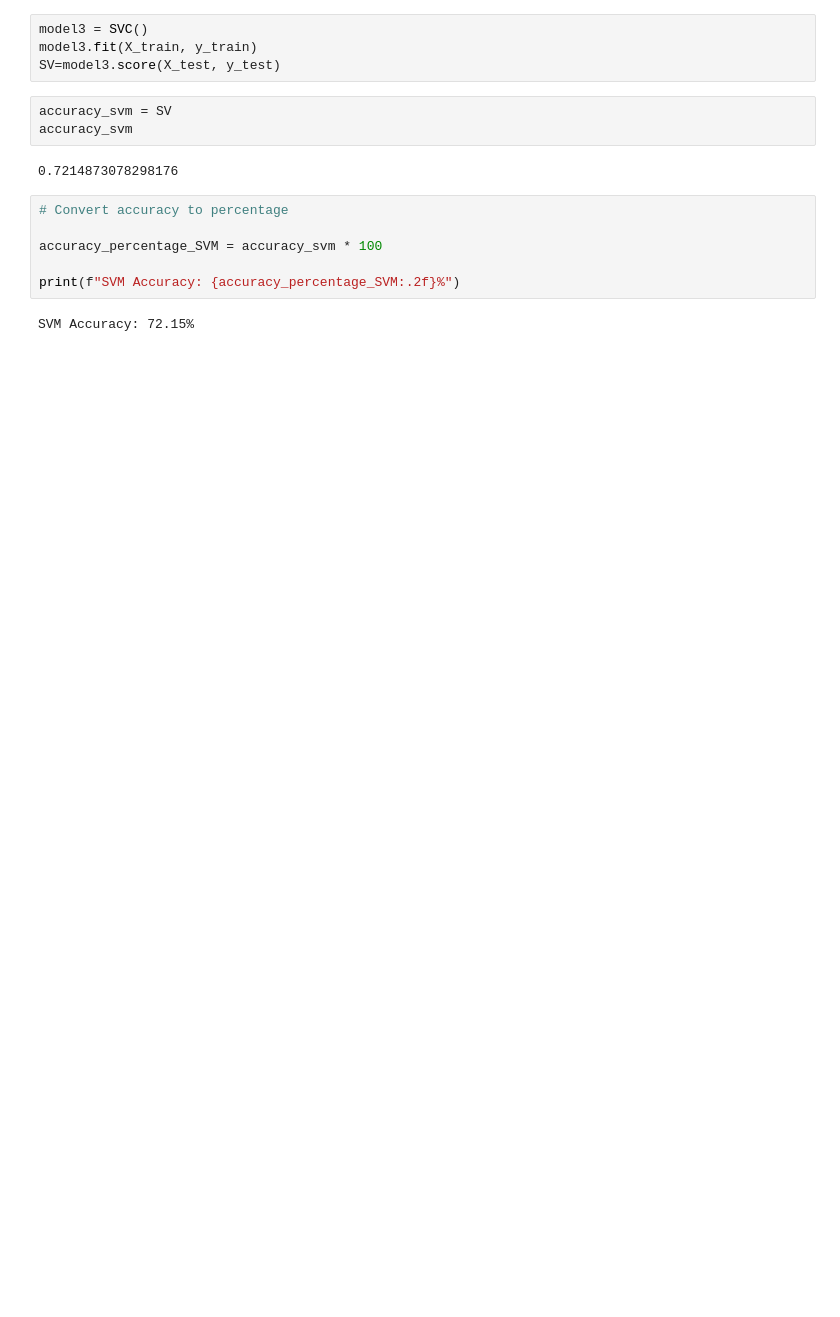
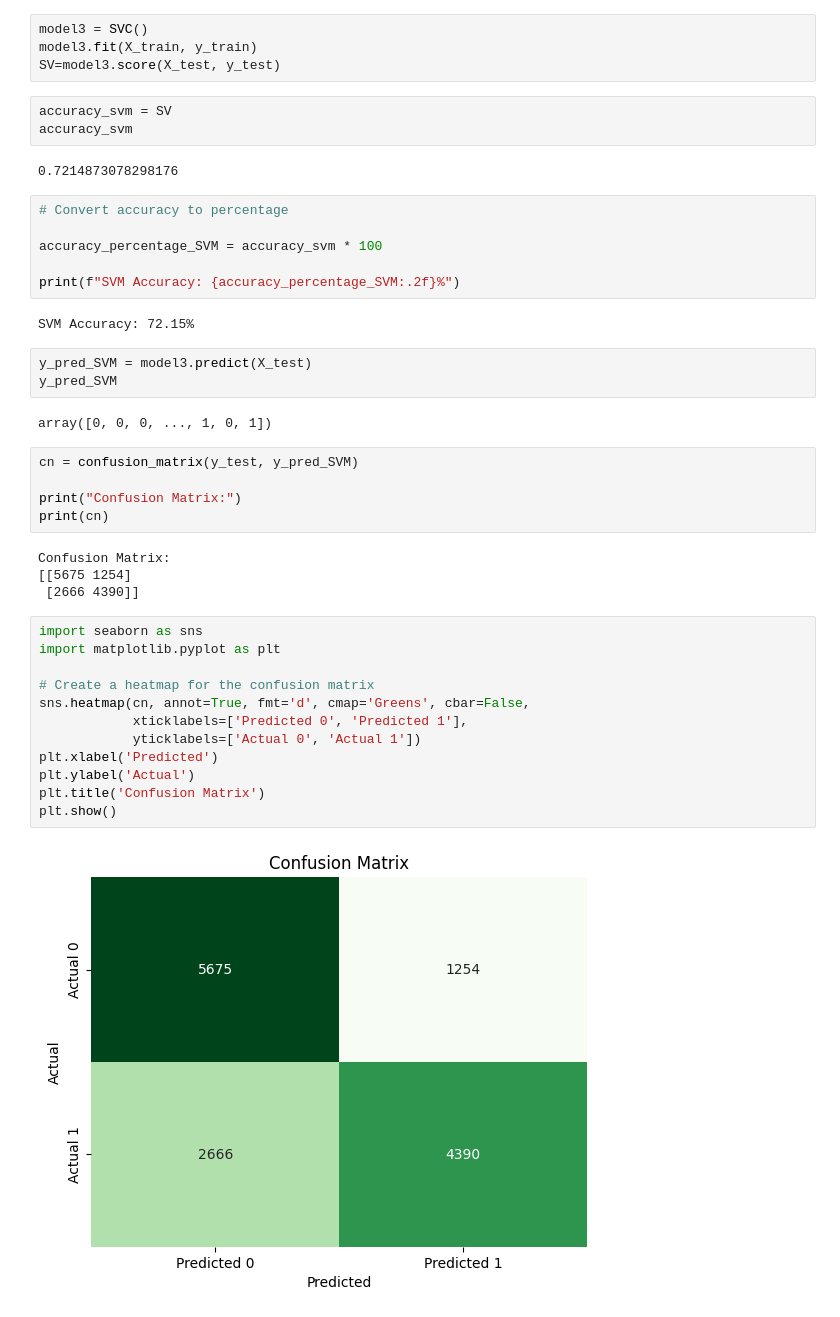
Before and after one commit to SyedaAttiraHashmi/ML-Projects, a Jupyter notebook: Heart_disease_using_ML.ipynb, the cells around one changed output. Drawn from its saved outputs; the diff is of its cells as text; blank space fills up the shorter version.

```diff
--- a/Heart_disease_using_ML.ipynb
+++ b/Heart_disease_using_ML.ipynb
@@ -237,3 +375,31 @@ accuracy_percentage_SVM = accuracy_svm * 100
 print(f"SVM Accuracy: {accuracy_percentage_SVM:.2f}%")
 # %% [output]
 SVM Accuracy: 72.15%
+# %%
+y_pred_SVM = model3.predict(X_test)
+y_pred_SVM
+# %% [output]
+array([0, 0, 0, ..., 1, 0, 1])
+# %%
+cn = confusion_matrix(y_test, y_pred_SVM)
+
+print("Confusion Matrix:")
+print(cn)
+# %% [output]
+Confusion Matrix:
+[[5675 1254]
+ [2666 4390]]
+# %%
+import seaborn as sns
+import matplotlib.pyplot as plt
+
+# Create a heatmap for the confusion matrix
+sns.heatmap(cn, annot=True, fmt='d', cmap='Greens', cbar=False,
+            xticklabels=['Predicted 0', 'Predicted 1'],
+            yticklabels=['Actual 0', 'Actual 1'])
+plt.xlabel('Predicted')
+plt.ylabel('Actual')
+plt.title('Confusion Matrix')
+plt.show()
+# %% [output]
+[figure, added]
```
Also changed, not shown: parts of 15 cells of this notebook.
